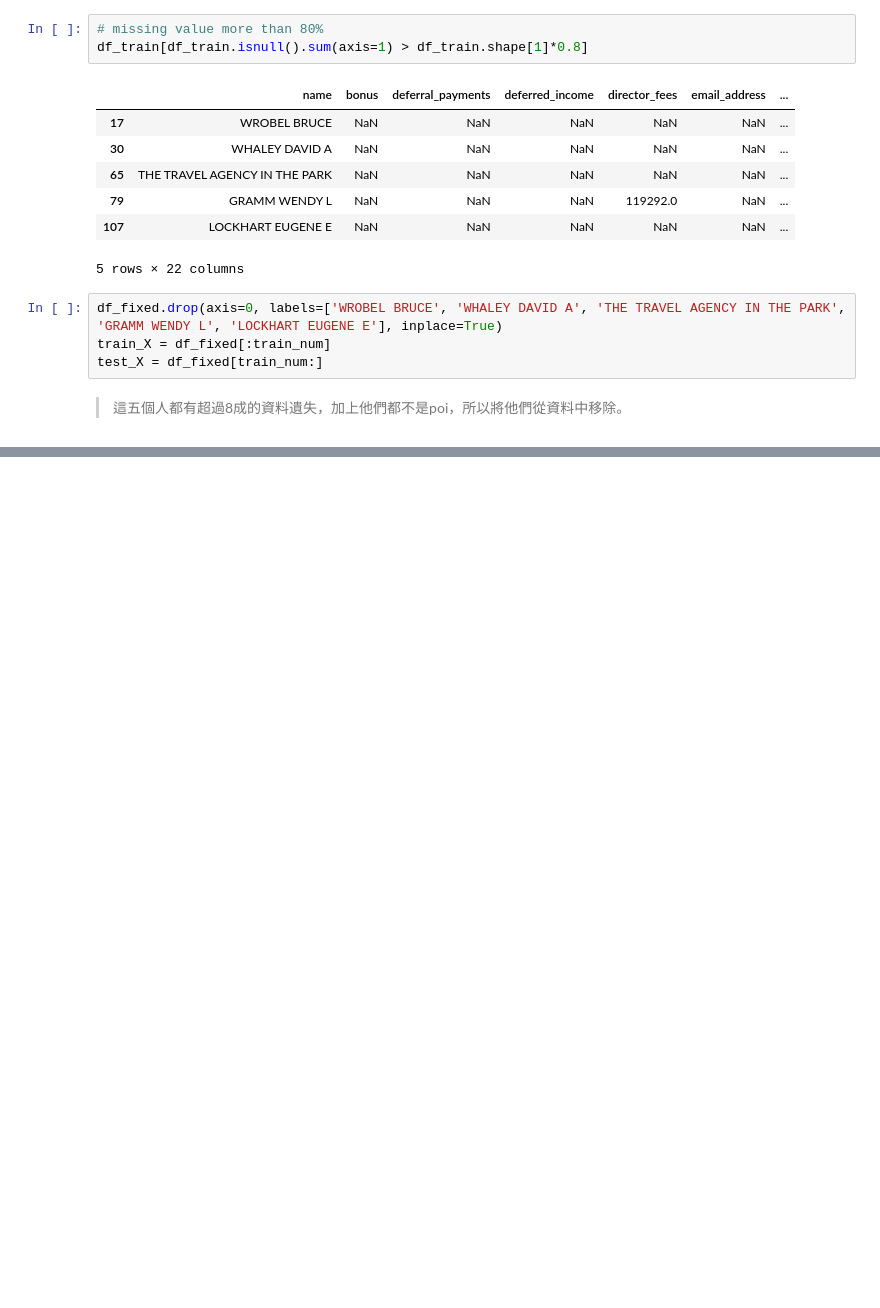
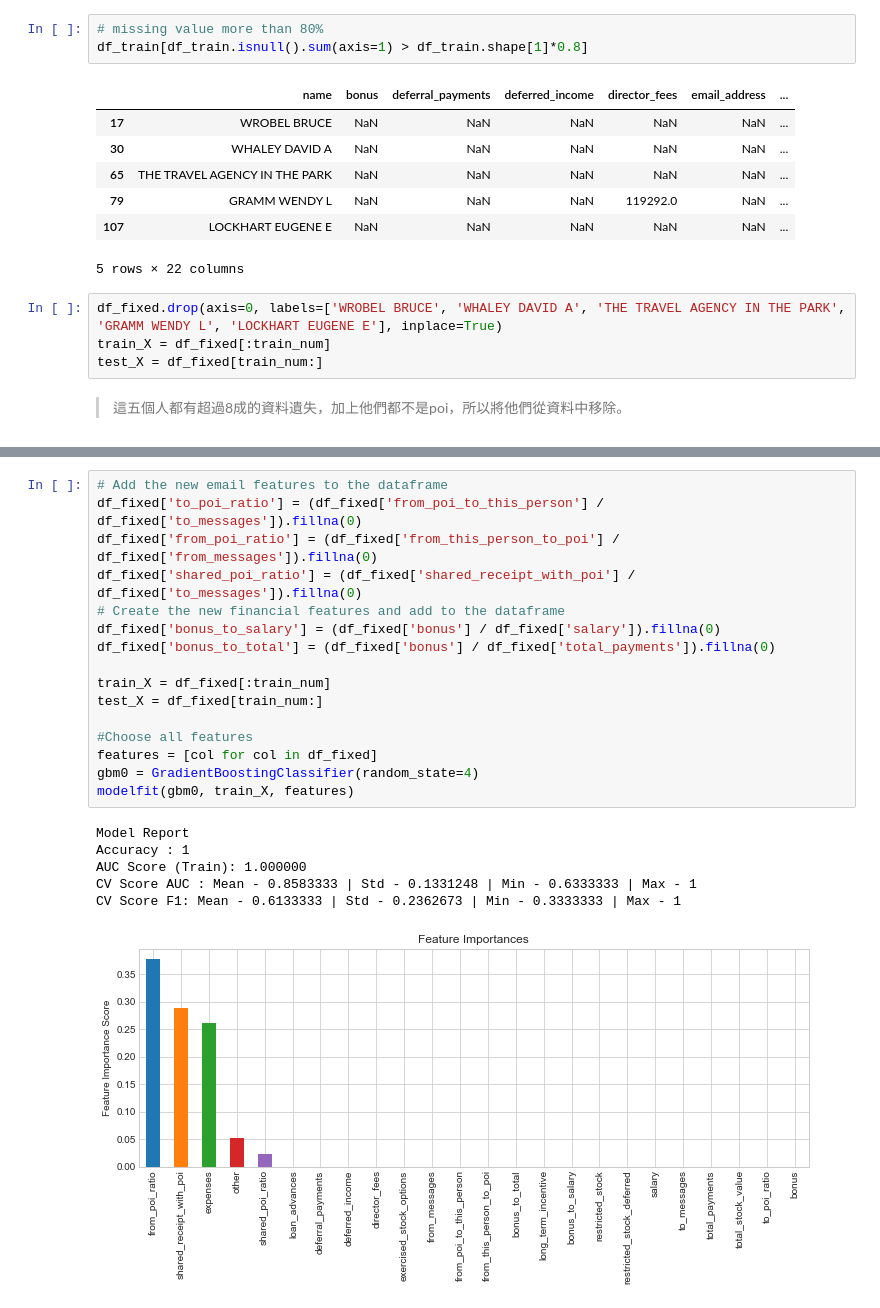
Before and after one commit to eatPizza311/ML100-Days, a Jupyter notebook: Homework/midterm.ipynb, the cells around one changed output, grey strips where cells are left out. Drawn from its saved outputs; the diff is of its cells as text; blank space fills up the shorter version.

```diff
--- a/Homework/midterm.ipynb
+++ b/Homework/midterm.ipynb
@@ -369,0 +401,23 @@ test_X = df_fixed[train_num:]
+# %%
+# Add the new email features to the dataframe
+df_fixed['to_poi_ratio'] = (df_fixed['from_poi_to_this_person'] / df_fixed['to_messages']).fillna(0)
+df_fixed['from_poi_ratio'] = (df_fixed['from_this_person_to_poi'] / df_fixed['from_messages']).fillna(0)
+df_fixed['shared_poi_ratio'] = (df_fixed['shared_receipt_with_poi'] / df_fixed['to_messages']).fillna(0)
+# Create the new financial features and add to the dataframe
+df_fixed['bonus_to_salary'] = (df_fixed['bonus'] / df_fixed['salary']).fillna(0)
+df_fixed['bonus_to_total'] = (df_fixed['bonus'] / df_fixed['total_payments']).fillna(0)
+
+train_X = df_fixed[:train_num]
+test_X = df_fixed[train_num:]
+
+#Choose all features
+features = [col for col in df_fixed]
+gbm0 = GradientBoostingClassifier(random_state=4)
+modelfit(gbm0, train_X, features)
+# %% [output]
+Model Report
+Accuracy : 1
+AUC Score (Train): 1.000000
+CV Score AUC : Mean - 0.8583333 | Std - 0.1331248 | Min - 0.6333333 | Max - 1
+CV Score F1: Mean - 0.6133333 | Std - 0.2362673 | Min - 0.3333333 | Max - 1
+[figure, added]
```
Also changed, not shown: parts of 13 cells of this notebook, 1 other file.
